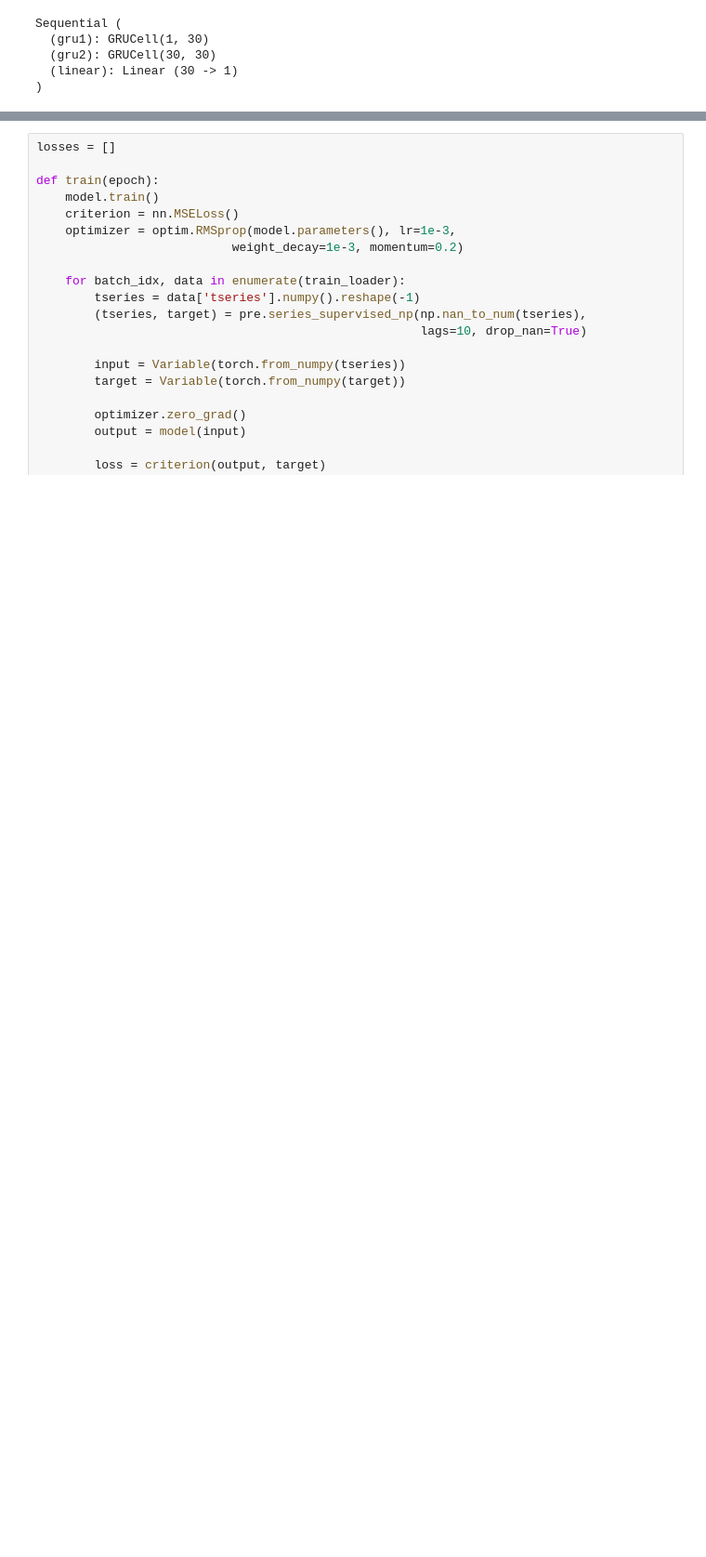
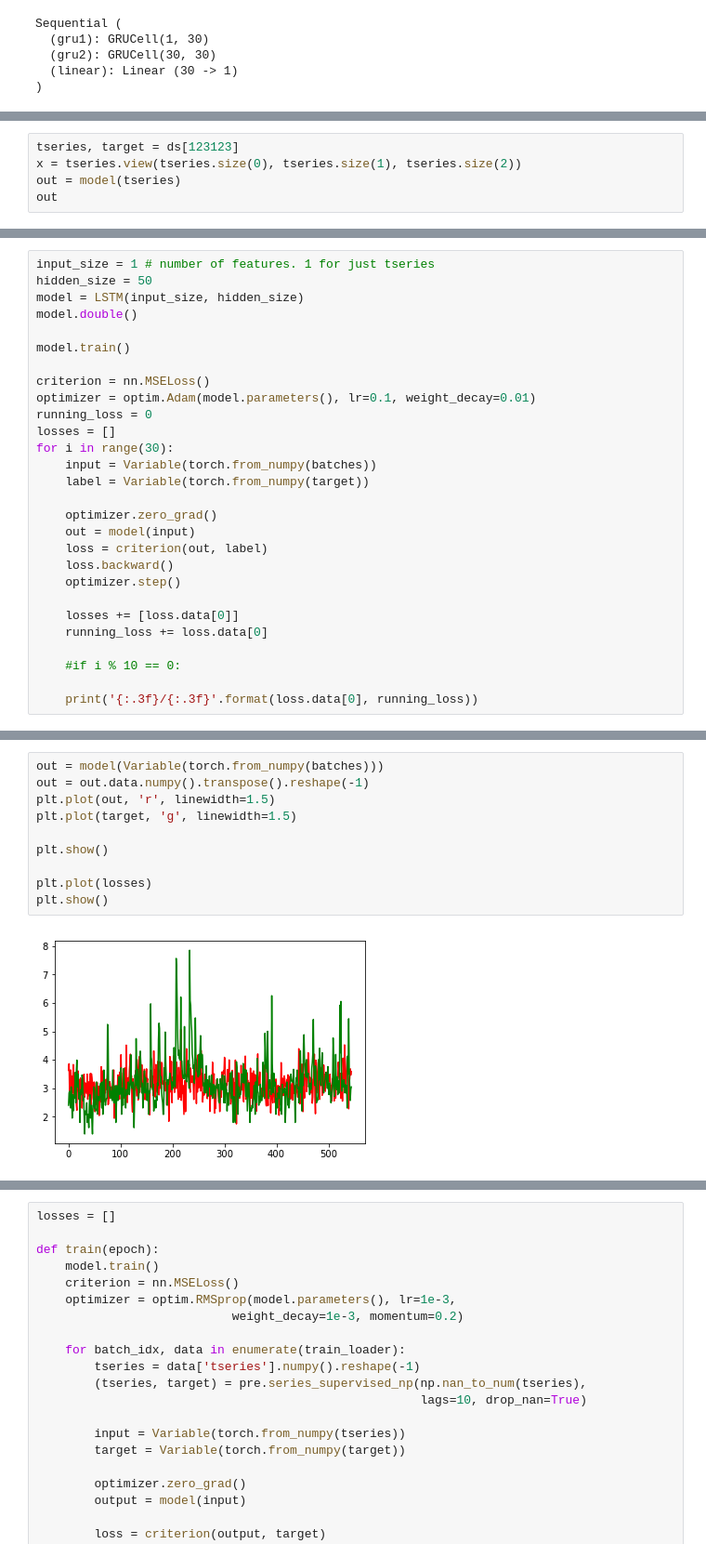
Before and after one commit to Sandy4321/WebTraffic, a Jupyter notebook: ModelPredictions.ipynb, the cells around one changed output, grey strips where cells are left out. Shown at 93% size. Saved outputs shown, nothing was run; the diff lists cells and outputs as text; blank space fills up the shorter version.

```diff
--- a/ModelPredictions.ipynb
+++ b/ModelPredictions.ipynb
@@ -182,0 +161,5 @@ Variable containing:
+# %%
+tseries, target = ds[123123]
+x = tseries.view(tseries.size(0), tseries.size(1), tseries.size(2))
+out = model(tseries)
+out
@@ -182,0 +188,28 @@ Variable containing:
+# %%
+input_size = 1 # number of features. 1 for just tseries
+hidden_size = 50
+model = LSTM(input_size, hidden_size)
+model.double()
+
+model.train()
+
+criterion = nn.MSELoss()
+optimizer = optim.Adam(model.parameters(), lr=0.1, weight_decay=0.01)
+running_loss = 0
+losses = []
+for i in range(30):
+    input = Variable(torch.from_numpy(batches))
+    label = Variable(torch.from_numpy(target))
+
+    optimizer.zero_grad()
+    out = model(input)
+    loss = criterion(out, label)
+    loss.backward()
+    optimizer.step()
+
+    losses += [loss.data[0]]
+    running_loss += loss.data[0]
+
+    #if i % 10 == 0:
+
+    print('{:.3f}/{:.3f}'.format(loss.data[0], running_loss))
@@ -182,0 +234,12 @@ Variable containing:
+# %%
+out = model(Variable(torch.from_numpy(batches)))
+out = out.data.numpy().transpose().reshape(-1)
+plt.plot(out, 'r', linewidth=1.5)
+plt.plot(target, 'g', linewidth=1.5)
+
+plt.show()
+
+plt.plot(losses)
+plt.show()
+# %% [output]
+[figure, added]
```
Also changed, not shown: parts of 18 cells of this notebook, 2 other files.
